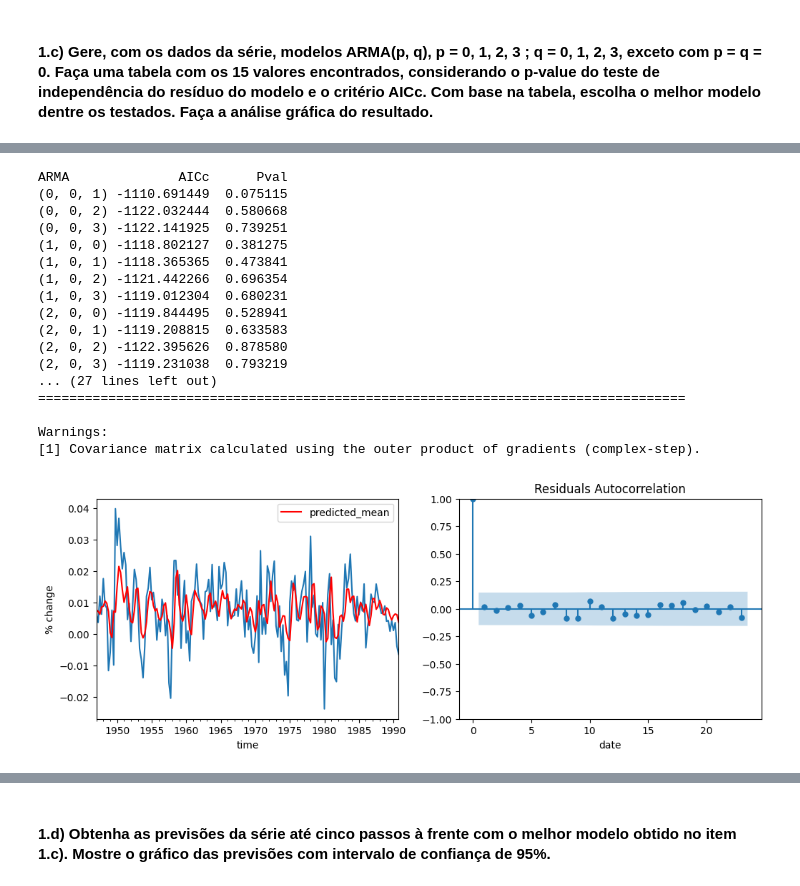
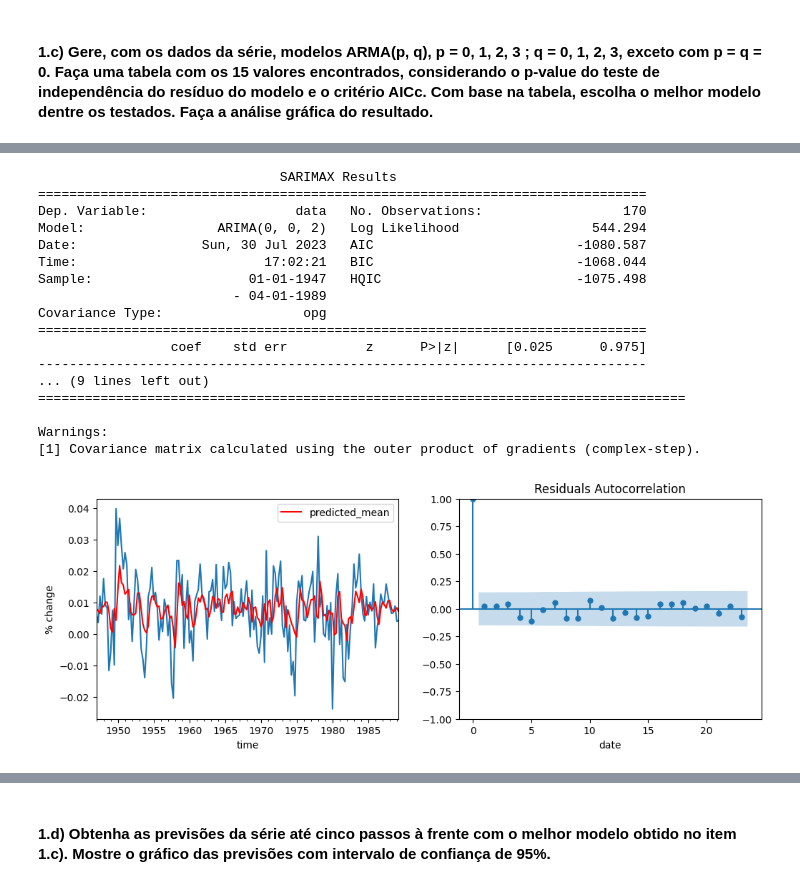
Before and after one commit to FerPapi/fineng-mba-usp, a Jupyter notebook: time_series/lista2_TS_fernando_papi.ipynb, the cells around one changed output, grey strips where cells are left out. Cells and saved outputs as stored; diff of their text form; code cells hidden in the pictures.

```diff
--- a/time_series/lista2_TS_fernando_papi.ipynb
+++ b/time_series/lista2_TS_fernando_papi.ipynb
@@ -67,2 +71,6 @@ plt.show()
 # %% [markdown]
 #### 1.c) Gere, com os dados da série, modelos ARMA(p, q), p = 0, 1, 2, 3 ; q = 0, 1, 2, 3, exceto com p = q = 0. Faça uma tabela com os 15 valores encontrados, considerando o p-value do teste de independência do resíduo do modelo e o critério AICc. Com base na tabela, escolha o melhor modelo dentre os testados. Faça a análise gráfica do resultado.
+# %%
+from sklearn.model_selection import train_test_split
+gnp_train, gnp_test = train_test_split(gnp, test_size=0.1/3, shuffle=False)
+gnp_test
@@ -69,65 +86,69 @@ plt.show()
 # %%
 p = range(0,4)
 q = range(0,4)
 d = range(0,1)
 pdq = list(itertools.product(p,d,q))
 pq = [(p,d,q) for p,d,q in pdq if (p !=0 or q!=0)]
 
-ARMA_AICC = np.repeat(0.0, len(pq))
-ARMA_Pval = np.repeat(0.0, len(pq))
-k=0
+ARMA_aic = []
+ARMA_pval = []
+
 for param in pq:
     try:
-        ARMA_ = ARIMA(gnp.data,order=param)
+        ARMA_ = ARIMA(gnp_train, order=param)
         res = ARMA_.fit()
         AUX = acorr_ljungbox(res.resid, lags=[10])
-        ARMA_Pval[k] = AUX.lb_pvalue
-        ARMA_AICC[k] = res.aicc
-        if k>0 and ARMA_AICC[k] < min(ARMA_AICC[0:k]):
+        ARMA_pval.append(AUX.lb_pvalue)
+        ARMA_aic.append(res.aicc)
+        if res.aicc <= min(ARMA_aic):
             BEST_param = param
-        k = k+1
-    except:
+    except Exception as e:
+        print(e)
         print(f'Failed for param {param}')
         continue
+
 #Gera tabela
-data = {'AICc':  ARMA_AICC,
-        'Pval': ARMA_Pval}
-df_ARMA = pd.DataFrame(data, index = pq).rename_axis('ARMA',axis=1)
-print(df_ARMA)
+data = {'AICc':  ARMA_aic,
+        'Pval': ARMA_pval}
+
+# df_ARMA = pd.DataFrame(data, index = pq).rename_axis('ARMA',axis=1)
+# print(df_ARMA)
 # Melhor modelo ARMA(BEST_param)
-BEST_ARMA = ARIMA(gnp.data, order=(BEST_param))
+BEST_ARMA = ARIMA(gnp_train, order=(BEST_param))
 res_BEST_ARMA = BEST_ARMA.fit()
 print(res_BEST_ARMA.summary())
+
 BEST_ARMA_predict = pd.DataFrame(res_BEST_ARMA.predict())
-fig = py.figure(figsize=(12,4))
+fig = plt.figure(figsize=(12,4))
 ax1 = fig.add_subplot(121)
-gnp.data.plot(ax=ax1)
+gnp_train.data.plot(ax=ax1)
 BEST_ARMA_predict.plot(ax=ax1,color='red')
-py.ylabel("% change");
+plt.ylabel("% change");
 ax2 = fig.add_subplot(122)
 sm.graphics.tsa.plot_acf(res_BEST_ARMA.resid,ax=ax2)
-py.xlabel("lags")
-py.title("Residuals Autocorrelation"); py.xlabel("date")
-py.show()
+plt.xlabel("lags")
+plt.title("Residuals Autocorrelation")
+plt.xlabel("date")
+plt.show()
 # %% [output]
-ARMA              AICc      Pval
-(0, 0, 1) -1110.691449  0.075115
-(0, 0, 2) -1122.032444  0.580668
-(0, 0, 3) -1122.141925  0.739251
-(1, 0, 0) -1118.802127  0.381275
-(1, 0, 1) -1118.365365  0.473841
-(1, 0, 2) -1121.442266  0.696354
-(1, 0, 3) -1119.012304  0.680231
-(2, 0, 0) -1119.844495  0.528941
-(2, 0, 1) -1119.208815  0.633583
-(2, 0, 2) -1122.395626  0.878580
-(2, 0, 3) -1119.231038  0.793219
-... (27 lines left out)
+                               SARIMAX Results
+==============================================================================
+Dep. Variable:                   data   No. Observations:                  170
+Model:                 ARIMA(0, 0, 2)   Log Likelihood                 544.294
+Date:                Sun, 30 Jul 2023   AIC                          -1080.587
+Time:                        17:02:21   BIC                          -1068.044
+Sample:                    01-01-1947   HQIC                         -1075.498
+                         - 04-01-1989
+Covariance Type:                  opg
+==============================================================================
+                 coef    std err          z      P>|z|      [0.025      0.975]
+------------------------------------------------------------------------------
+... (9 lines left out)
 ===================================================================================
 
 Warnings:
 [1] Covariance matrix calculated using the outer product of gradients (complex-step).
-[figure, old version]
+[figure, new version]
 # %%
 # Diagnóstico do resíduo do modelo
 AUX = acorr_ljungbox(res_BEST_ARMA.resid, lags=[10])
```
Also changed, not shown: parts of 6 cells of this notebook.
